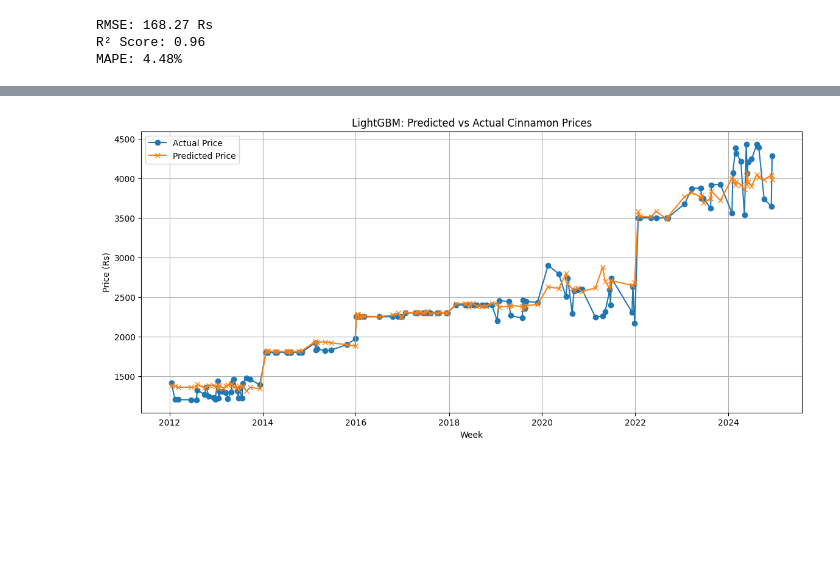
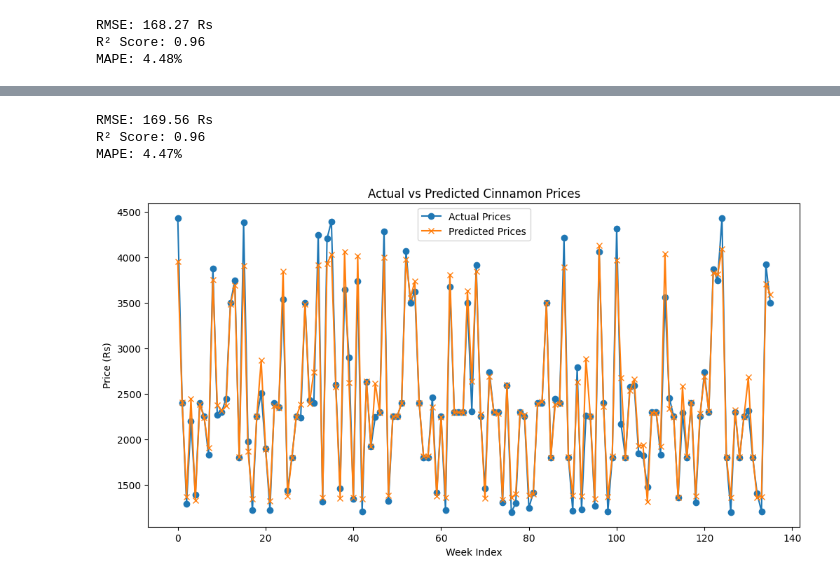
Before and after one commit to sasika2001/Sri-Lankan-Cinnamon-Price-Forecasting, a Jupyter notebook: Untitled17.ipynb, the cells around one changed output, grey strips where cells are left out. Saved outputs shown, nothing was run; the diff lists cells and outputs as text; code cells hidden in the pictures; blank space fills up the shorter version.

```diff
--- a/Untitled17.ipynb
+++ b/Untitled17.ipynb
@@ -224,3 +224,10 @@ print(f"MAPE: {mape:.2f}%")
 RMSE: 168.27 Rs
 R² Score: 0.96
 MAPE: 4.48%
+# %%
+# Features and target
+X = df_synthetic[['Year', 'Month', 'WeekOfYear', 'Export_kg', 'Rainfall_mm']]
+y = df_synthetic['Price_Rs']
+
+# Train-test split
+X_train, X_test, y_train, y_test = train_test_split(X, y, test_size=0.2, random_state=42)
@@ -226,0 +247,13 @@ MAPE: 4.48%
+# %%
+grid_search = GridSearchCV(
+    estimator=lgb_model,
+    param_grid=param_grid,
+    cv=3,                 # 3-fold cross-validation
+    scoring='r2',         # Maximize R²
+    verbose=1,
+    n_jobs=-1
+)
+
+grid_search.fit(X_train, y_train)
+print("Best Parameters:", grid_search.best_params_)
+best_model = grid_search.best_estimator_
@@ -226,0 +303,14 @@ MAPE: 4.48%
+# %%
+y_pred = best_model.predict(X_test)
+# %%
+rmse = np.sqrt(mean_squared_error(y_test, y_pred))
+r2 = r2_score(y_test, y_pred)
+mape = np.mean(np.abs((y_test - y_pred) / y_test)) * 100
+
+print(f"RMSE: {rmse:.2f} Rs")
+print(f"R² Score: {r2:.2f}")
+print(f"MAPE: {mape:.2f}%")
+# %% [output]
+RMSE: 169.56 Rs
+R² Score: 0.96
+MAPE: 4.47%
@@ -227,24 +331,11 @@ MAPE: 4.48%
 # %%
-import matplotlib.pyplot as plt
-import pandas as pd
-
-# Make sure Week column is datetime
-df_test = X_test.copy()
-df_test['Week'] = df_synthetic.loc[X_test.index, 'Week']
-df_test['Actual_Price'] = y_test.values
-df_test['Predicted_Price'] = y_pred
-
-# Sort by Week for proper plotting
-df_test = df_test.sort_values('Week')
-
-plt.figure(figsize=(14,6))
-plt.plot(df_test['Week'], df_test['Actual_Price'], label='Actual Price', marker='o')
-plt.plot(df_test['Week'], df_test['Predicted_Price'], label='Predicted Price', marker='x')
-plt.title('LightGBM: Predicted vs Actual Cinnamon Prices')
-plt.xlabel('Week')
+plt.figure(figsize=(12,6))
+plt.plot(y_test.values, label='Actual Prices', marker='o')
+plt.plot(y_pred, label='Predicted Prices', marker='x')
+plt.title('Actual vs Predicted Cinnamon Prices')
+plt.xlabel('Week Index')
 plt.ylabel('Price (Rs)')
 plt.legend()
-plt.grid(True)
 plt.show()
 # %% [output]
-[figure, old version]
+[figure, new version]
```
Also changed, not shown: parts of 8 cells of this notebook.
